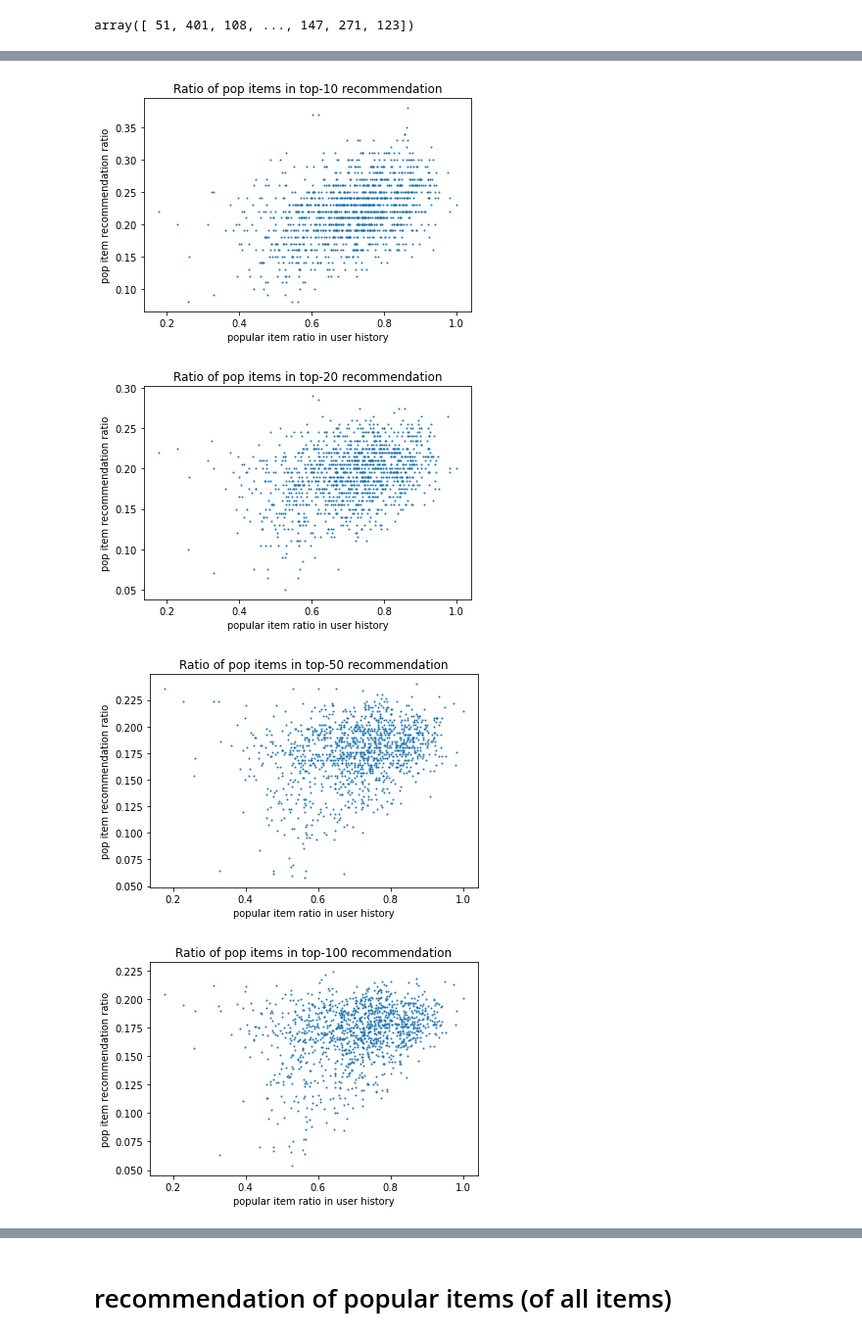
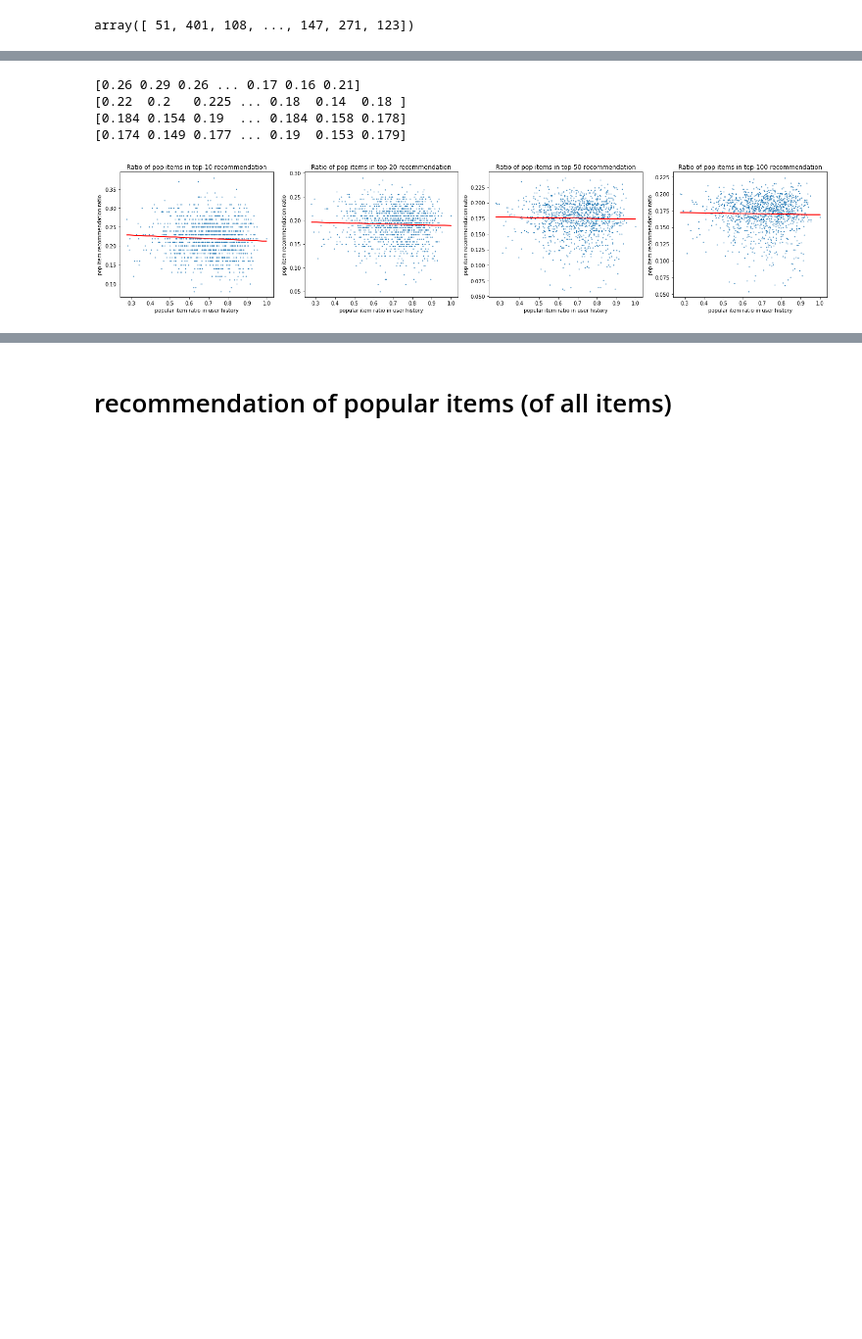
Before and after one commit to MinSeok-Pons-Kim/MELU_pytorch, a Jupyter notebook: movielens/ml-1m/data_analysis_freq-Copy1.ipynb, the cells around one changed output, grey strips where cells are left out. Shown at 98% size. Cells and saved outputs as stored; diff of their text form; code cells hidden in the pictures; blank space fills up the shorter version.

```diff
--- a/movielens/ml-1m/data_analysis_freq-Copy1.ipynb
+++ b/movielens/ml-1m/data_analysis_freq-Copy1.ipynb
@@ -657,6 +877,9 @@ for metric in ratio_cols:
 # %%
 old_user = warm_u_score_test.groupby(['user_id']).movie_id.apply(list)
 old_user_hist_len = warm_u_score_test.groupby(['user_id']).movie_id.count()
+
+new_user = cold_u_score.groupby(['user_id']).movie_id.apply(list)
+new_user_hist_len = cold_u_score.groupby(['user_id']).movie_id.count()
 # %%
 old_user_hist_len.values
 # %% [output]
@@ -666,5 +889,14 @@ def plot_ratio(old_user_hist_len, pop_ratio, k):
     plt.scatter(old_user_hist_len, pop_ratio, s=5)
     plt.xlabel("history length")
     plt.ylabel("pop item recommendation ratio")
+    #plt.title("Ratio of pop items in top-{} recommendation".format(str(k)))
+
     plt.title("Ratio of pop items in top-{} recommendation".format(str(k)))
-    plt.show()
+    #plt.show()
+
+
+def plot_ratio_ax(old_user_hist_len, pop_ratio, k, ax):
+    ax.scatter(old_user_hist_len, pop_ratio, s=5)
+    ax.set_xlabel("history length")
+    ax.set_ylabel("pop item recommendation ratio")
+    ax.set_title("in top-{}".format(str(k)))
@@ -671,2 +909,7 @@ def plot_ratio(old_user_hist_len, pop_ratio, k):
+# %%
+w_preds = torch.load('_'.join(['../../eval_result/', 'preds', 'old_user', str(1), '.pt']))
+c_preds = torch.load('_'.join(['../../eval_result/', 'preds', 'new_user', str(1), '.pt']))
+w_idx = torch.load('_'.join(['../../eval_result/', 'item_idx', 'old_user', str(1), '.pt']))
+c_idx = torch.load('_'.join(['../../eval_result/', 'item_idx', 'new_user', str(1), '.pt']))
 # %%
 evaluations = dict()
@@ -683,19 +955,27 @@ pop_ratio =  np.isin(np.take_along_axis(item_idx.numpy(),sort_idx.numpy(), axis=
 # %%
 evaluations = dict()
 item_idx = item_idx.reshape(predictions.shape)
 sort_idx = (-predictions).argsort(axis=1)
-for k in [10, 20, 50, 100]:
+
+topks = [10, 20, 50, 100]
+fig, axs = plt.subplots(1, len(topks), figsize=(20,4))
+fig.tight_layout()
+fig.subplots_adjust(wspace=0.2)
+for idx, k in enumerate(topks):
     pop_ratio = np.isin(np.take_along_axis(item_idx.numpy(),sort_idx.numpy(), axis=1)[..., :k], pop_items).reshape(len(old_user_hist_len), -1).mean(axis=-1)
     #ax = plot_ratio(old_user_hist_len, pop_ratio, k)
     evaluations['top_'+str(k)] = pop_ratio
-
-    plt.scatter((user_pop_cnt.sum()/user_pop_cnt.count())[warm_u_score_test.user_id.unique()], pop_ratio, s=1)
-    plt.xlabel("popular item ratio in user history")
-    plt.ylabel("pop item recommendation ratio")
-    plt.title("Ratio of pop items in top-{} recommendation".format(str(k)))
-    plt.show()
+    x, y = (user_pop_cnt.sum()/user_pop_cnt.count())[warm_u_score_test.user_id.unique()], pop_ratio
+    m, b = np.polyfit(x, y, 1)
+    axs[idx].plot(x, m*x + b, color='red')
+    axs[idx].scatter(x, y, s=1)
+    axs[idx].set_xlabel("popular item ratio in user history")
+    axs[idx].set_ylabel("pop item recommendation ratio")
+    axs[idx].set_title("Ratio of pop items in top-{} recommendation".format(str(k)))
+plt.show()
 # %% [output]
+[0.26 0.29 0.26 ... 0.17 0.16 0.21]
+[0.22  0.2   0.225 ... 0.18  0.14  0.18 ]
+[0.184 0.154 0.19  ... 0.184 0.158 0.178]
+[0.174 0.149 0.177 ... 0.19  0.153 0.179]
-[figure, old version]
+[figure, new version]
-[figure, removed]
-[figure, removed]
-[figure, removed]
```
Also changed, not shown: parts of 92 cells of this notebook, 9 other files.
